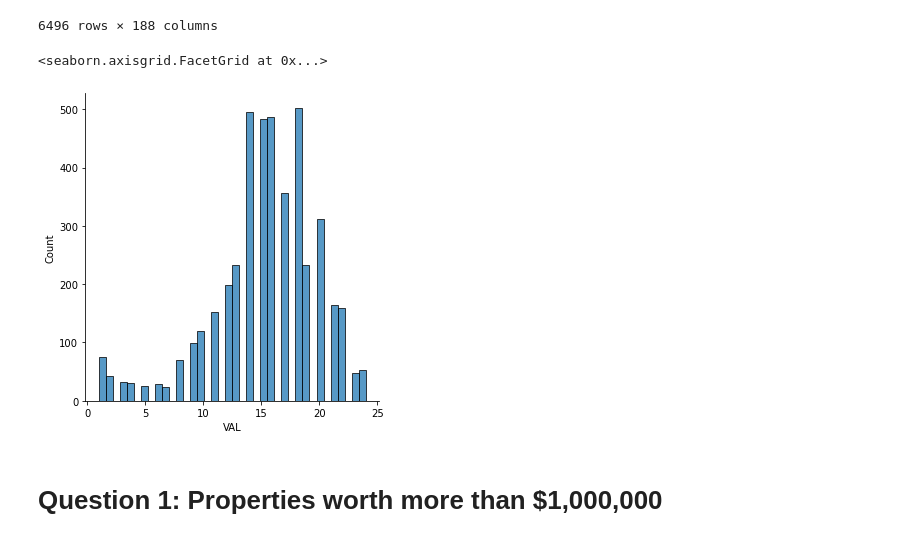
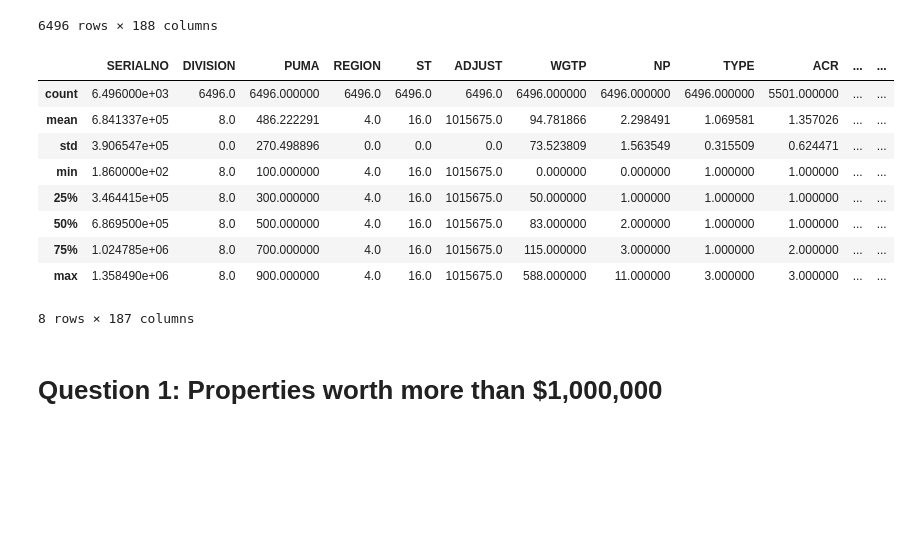
Before and after one commit to tontan2545/Big-Data-and-Artificial-Intelligence, a Jupyter notebook: W2_Preprocessing/HW2_Housing_Survey.ipynb, the cells around one changed output. Saved outputs shown, nothing was run; the diff lists cells and outputs as text; code cells hidden in the pictures; blank space fills up the shorter version.

```diff
--- a/W2_Preprocessing/HW2_Housing_Survey.ipynb
+++ b/W2_Preprocessing/HW2_Housing_Survey.ipynb
@@ -25,11 +24,19 @@ housing_df
 | 6494 | H | 1357880 | 8 | 500 | 4 | 16 | 1015675 | 123 | 2 | 1 | ... | ... |
 | 6495 | H | 1358490 | 8 | 700 | 4 | 16 | 1015675 | 353 | 2 | 1 | ... | ... |
 6496 rows × 188 columns
-# %%
-sns.displot(x=housing_df.VAL)
-# %% [output]
-<seaborn.axisgrid.FacetGrid at 0x...>
-[figure, removed]
+# %%
+housing_df.describe()
+# %% [output]
+|  | SERIALNO | DIVISION | PUMA | REGION | ST | ADJUST | WGTP | NP | TYPE | ACR | ... | ... |
+| count | 6.496000e+03 | 6496.0 | 6496.000000 | 6496.0 | 6496.0 | 6496.0 | 6496.000000 | 6496.000000 | 6496.000000 | 5501.000000 | ... | ... |
+| mean | 6.841337e+05 | 8.0 | 486.222291 | 4.0 | 16.0 | 1015675.0 | 94.781866 | 2.298491 | 1.069581 | 1.357026 | ... | ... |
+| std | 3.906547e+05 | 0.0 | 270.498896 | 0.0 | 0.0 | 0.0 | 73.523809 | 1.563549 | 0.315509 | 0.624471 | ... | ... |
+| min | 1.860000e+02 | 8.0 | 100.000000 | 4.0 | 16.0 | 1015675.0 | 0.000000 | 0.000000 | 1.000000 | 1.000000 | ... | ... |
+| 25% | 3.464415e+05 | 8.0 | 300.000000 | 4.0 | 16.0 | 1015675.0 | 50.000000 | 1.000000 | 1.000000 | 1.000000 | ... | ... |
+| 50% | 6.869500e+05 | 8.0 | 500.000000 | 4.0 | 16.0 | 1015675.0 | 83.000000 | 2.000000 | 1.000000 | 1.000000 | ... | ... |
+| 75% | 1.024785e+06 | 8.0 | 700.000000 | 4.0 | 16.0 | 1015675.0 | 115.000000 | 3.000000 | 1.000000 | 2.000000 | ... | ... |
+| max | 1.358490e+06 | 8.0 | 900.000000 | 4.0 | 16.0 | 1015675.0 | 588.000000 | 11.000000 | 3.000000 | 3.000000 | ... | ... |
+8 rows × 187 columns
 # %% [markdown]
 # Question 1: Properties worth more than $1,000,000
 # %%
```
Also changed, not shown: parts of 5 cells of this notebook.
